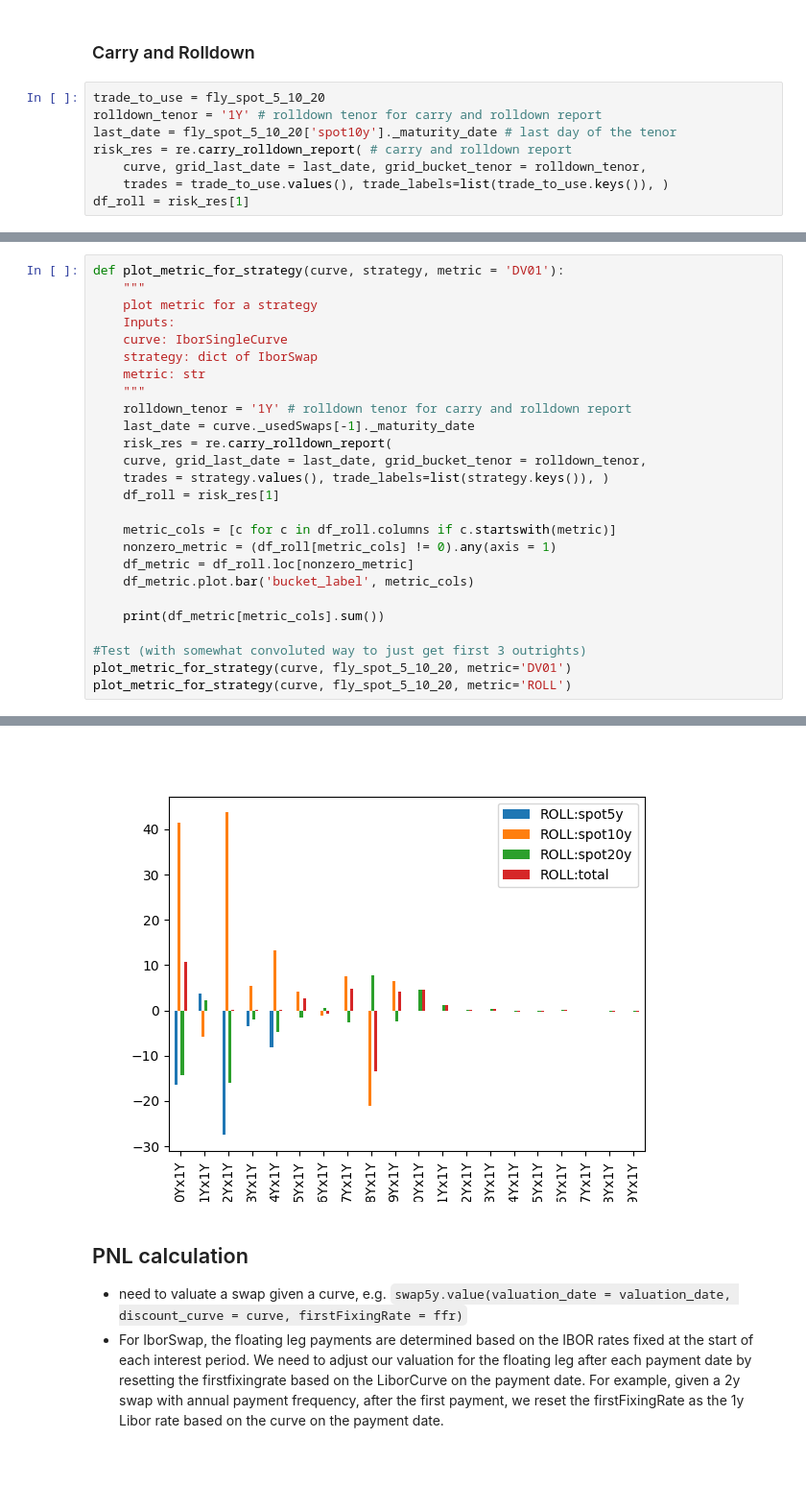
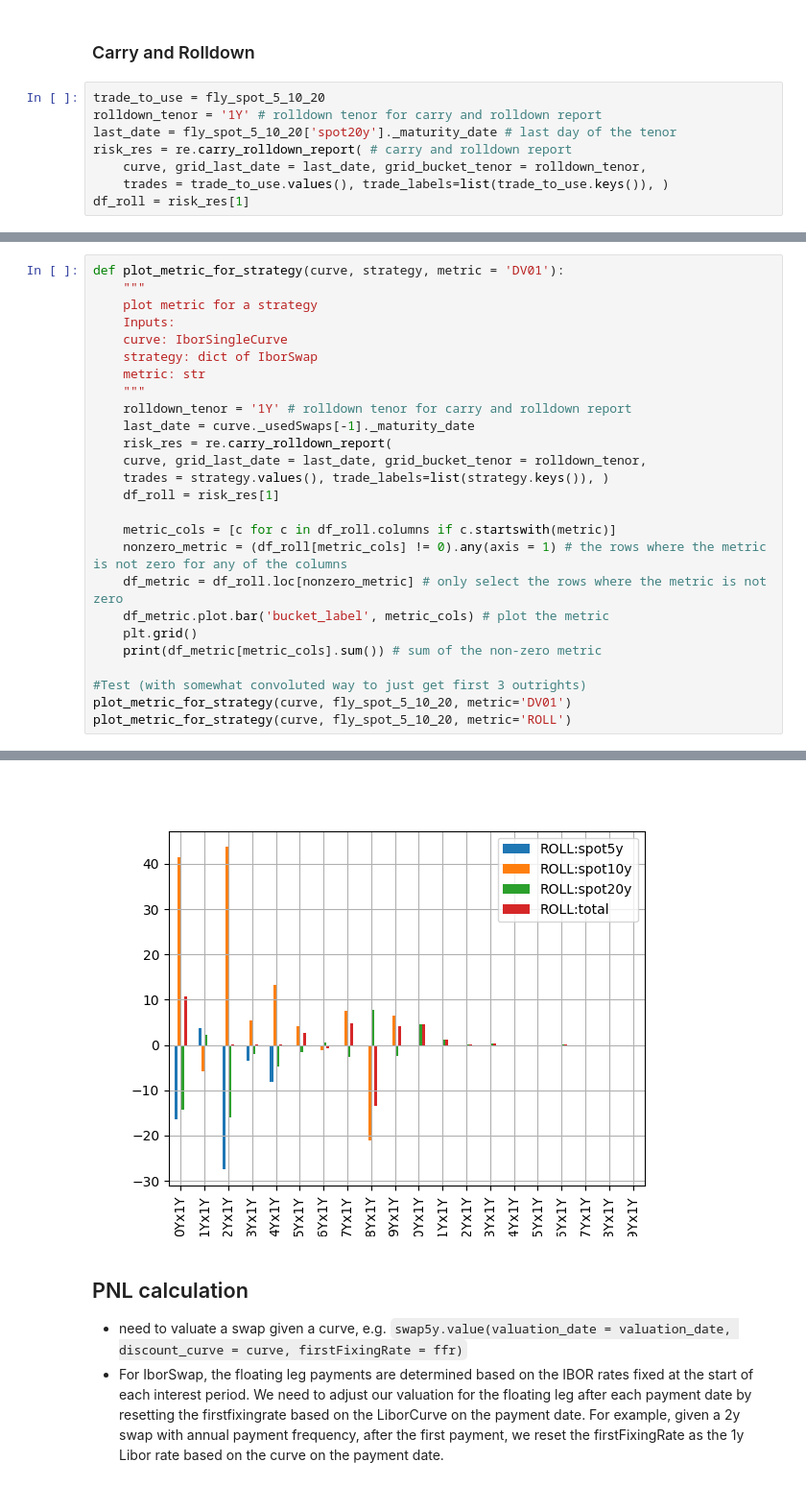
Before and after one commit to QizheCui/PCA_Butterfly_Trading_Strategy, a Jupyter notebook: LiborVersion/PCA_Trade_Libor_5s10s20s_changes.ipynb, the cells around one changed output, grey strips where cells are left out. Shown at 96% size. Cells and saved outputs as stored; diff of their text form.

```diff
--- a/LiborVersion/PCA_Trade_Libor_5s10s20s_changes.ipynb
+++ b/LiborVersion/PCA_Trade_Libor_5s10s20s_changes.ipynb
@@ -333,7 +333,7 @@ plotCurve(curve, settlement_date, 30, instr_mat_dates_or_tenor = '1Y', title = f
 # %%
 trade_to_use = fly_spot_5_10_20
 rolldown_tenor = '1Y' # rolldown tenor for carry and rolldown report
-last_date = fly_spot_5_10_20['spot10y']._maturity_date # last day of the tenor
+last_date = fly_spot_5_10_20['spot20y']._maturity_date # last day of the tenor
 risk_res = re.carry_rolldown_report( # carry and rolldown report
     curve, grid_last_date = last_date, grid_bucket_tenor = rolldown_tenor,
     trades = trade_to_use.values(), trade_labels=list(trade_to_use.keys()), )
@@ -355,11 +359,11 @@ def plot_metric_for_strategy(curve, strategy, metric = 'DV01'):
     df_roll = risk_res[1]
 
     metric_cols = [c for c in df_roll.columns if c.startswith(metric)]
-    nonzero_metric = (df_roll[metric_cols] != 0).any(axis = 1)
-    df_metric = df_roll.loc[nonzero_metric]
-    df_metric.plot.bar('bucket_label', metric_cols)
-
-    print(df_metric[metric_cols].sum())
+    nonzero_metric = (df_roll[metric_cols] != 0).any(axis = 1) # the rows where the metric is not zero for any of the columns
+    df_metric = df_roll.loc[nonzero_metric] # only select the rows where the metric is not zero
+    df_metric.plot.bar('bucket_label', metric_cols) # plot the metric
+    plt.grid()
+    print(df_metric[metric_cols].sum()) # sum of the non-zero metric
 
 #Test (with somewhat convoluted way to just get first 3 outrights)
 plot_metric_for_strategy(curve, fly_spot_5_10_20, metric='DV01')
@@ -379,4 +383,4 @@ dtype: float64
-[figure, old version]
+[figure, new version]
 # %% [markdown]
 ## PNL calculation
 - need to valuate a swap given a curve, e.g. `swap5y.value(valuation_date = valuation_date, discount_curve = curve, firstFixingRate = ffr)`
```
Also changed, not shown: parts of 3 cells of this notebook.
